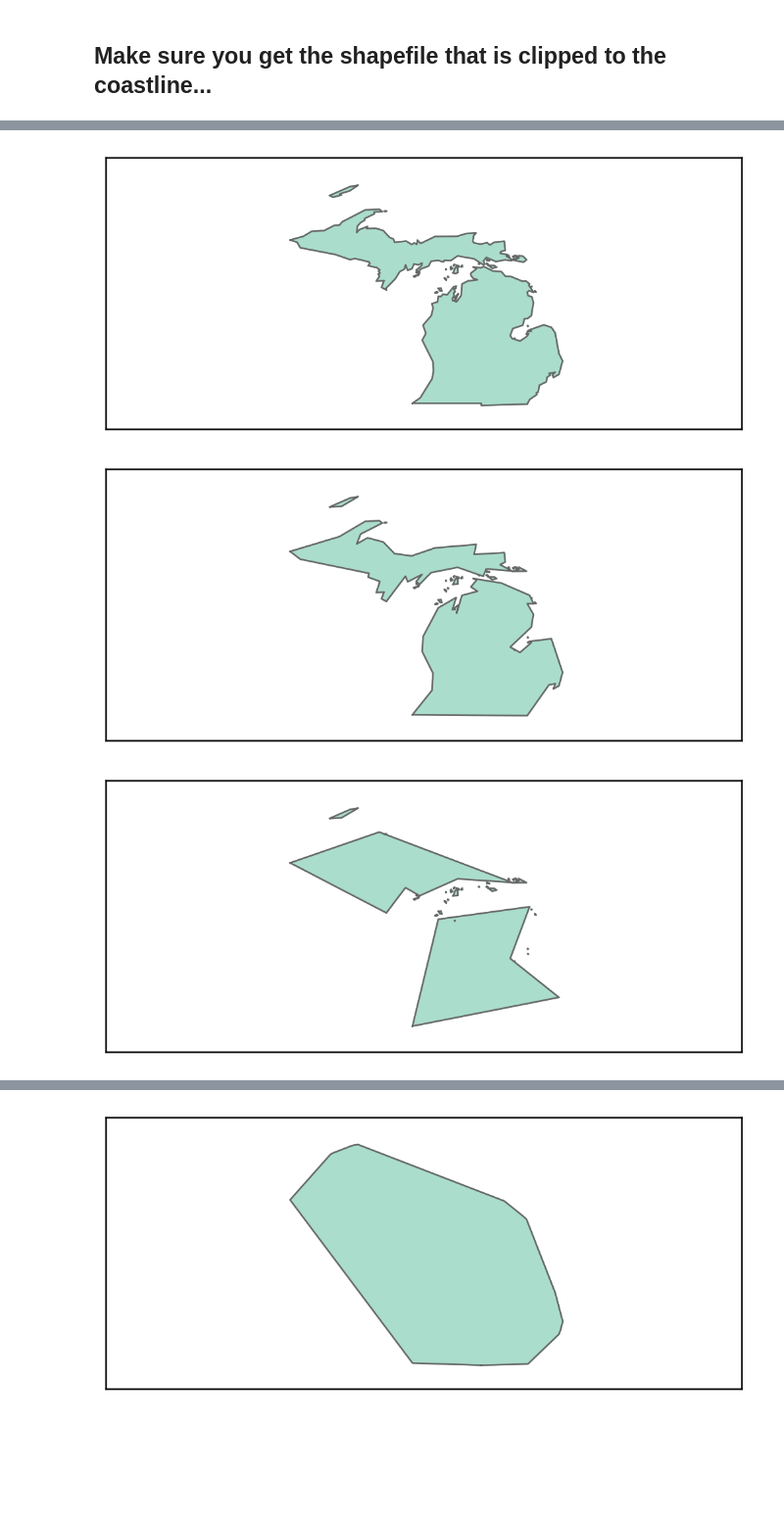
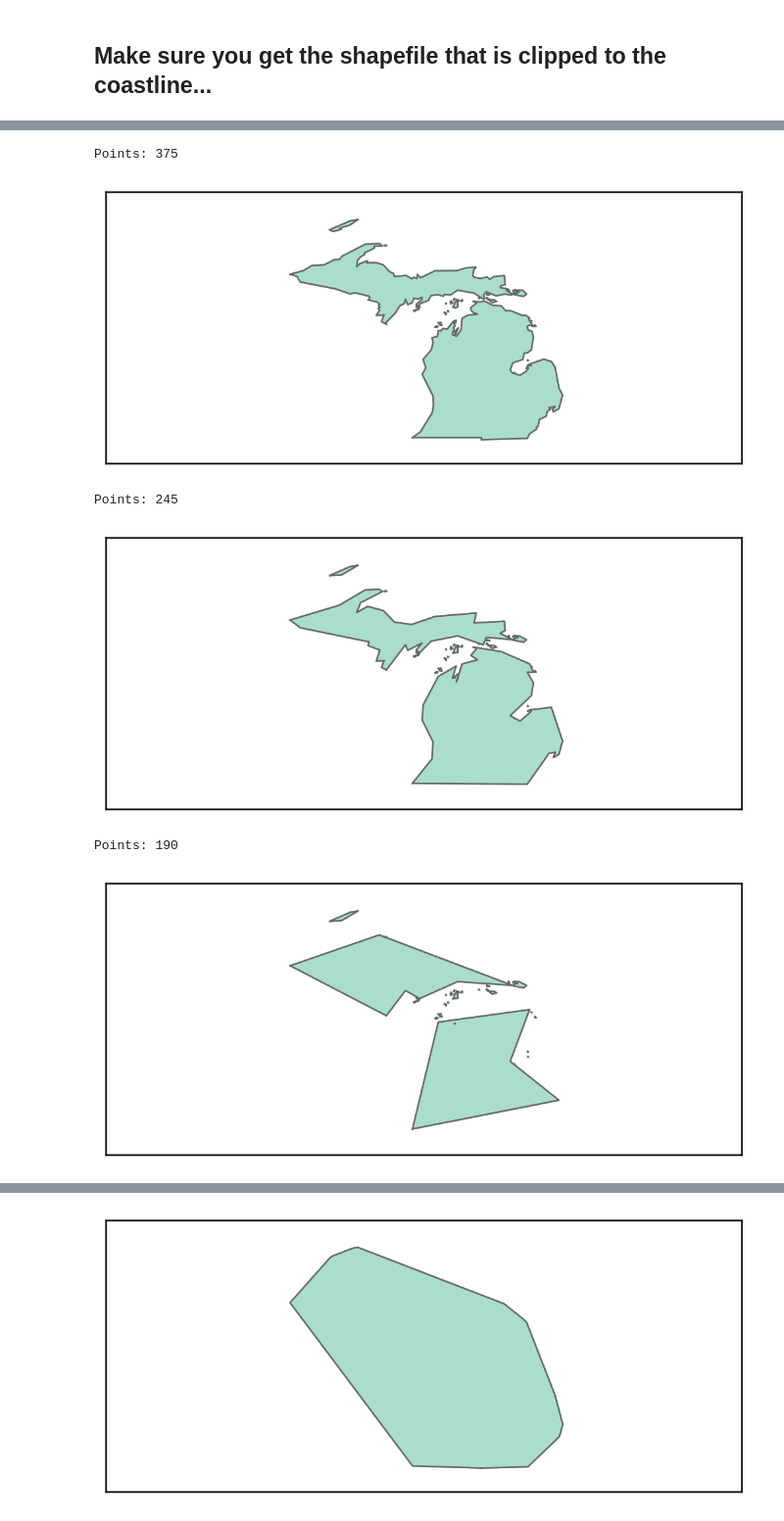
Before and after one commit to nosila/PGH_Tech_Fest, a Jupyter notebook: Tech Fest Notebook.ipynb, the cells around one changed output, grey strips where cells are left out. Shown at 98% size. Drawn from its saved outputs; the diff is of its cells as text; code cells hidden in the pictures; blank space fills up the shorter version.

```diff
--- a/Tech Fest Notebook.ipynb
+++ b/Tech Fest Notebook.ipynb
@@ -363,9 +362,23 @@ def get_from_fiona(filename, id_attr):
         data[name] = parsed_shape
 
     return data
+# %%
+#This function will help total up a count of all exterior ring points in a polygon or multipolygon
+def points(s):
+    if s.type == 'Polygon':
+        return len(s.exterior.coords)
+    if s.type == 'Point':
+        return s
+    else:
+        x = 0
+        for g in s.geoms:
+            if g.type != 'Point' and g.type != 'LineString':
+                x += len(g.exterior.coords)
+        return x
 # %%
-state_dict = get_from_fiona("cb_2013_us_state_500k.shp", "NAME")
+state_dict = get_from_fiona("data/cb_2013_us_state_500k.shp", "NAME")
 
 michigan = state_dict["Michigan"]
+print "Points: " + str(points(michigan))
 plot(michigan)
 # %% [output]
@@ -399,14 +421,23 @@ plot(michigan.simplify(0.001))
 [figure]
 # %%
-plot(michigan.simplify(0.03))
+sim_michigan2 = michigan.simplify(0.03)
+print "Points: " + str(points(sim_michigan2))
+plot(sim_michigan2)
 # %% [output]
+Points: 375
 [figure]
 # %%
-plot(michigan.simplify(0.1))
+sim_michigan3 = michigan.simplify(0.1)
+print "Points: " + str(points(sim_michigan3))
+plot(sim_michigan3)
 # %% [output]
+Points: 245
 [figure]
-# %%
-plot(michigan.simplify(1))
-# %% [output]
-[figure, removed]
+# %%
+sim_michigan4 = michigan.simplify(1)
+print "Points: " + str(points(sim_michigan4))
+plot(sim_michigan4)
+# %% [output]
+Points: 190
+[figure, added]
 # %%
```
Also changed, not shown: parts of 41 cells of this notebook.
